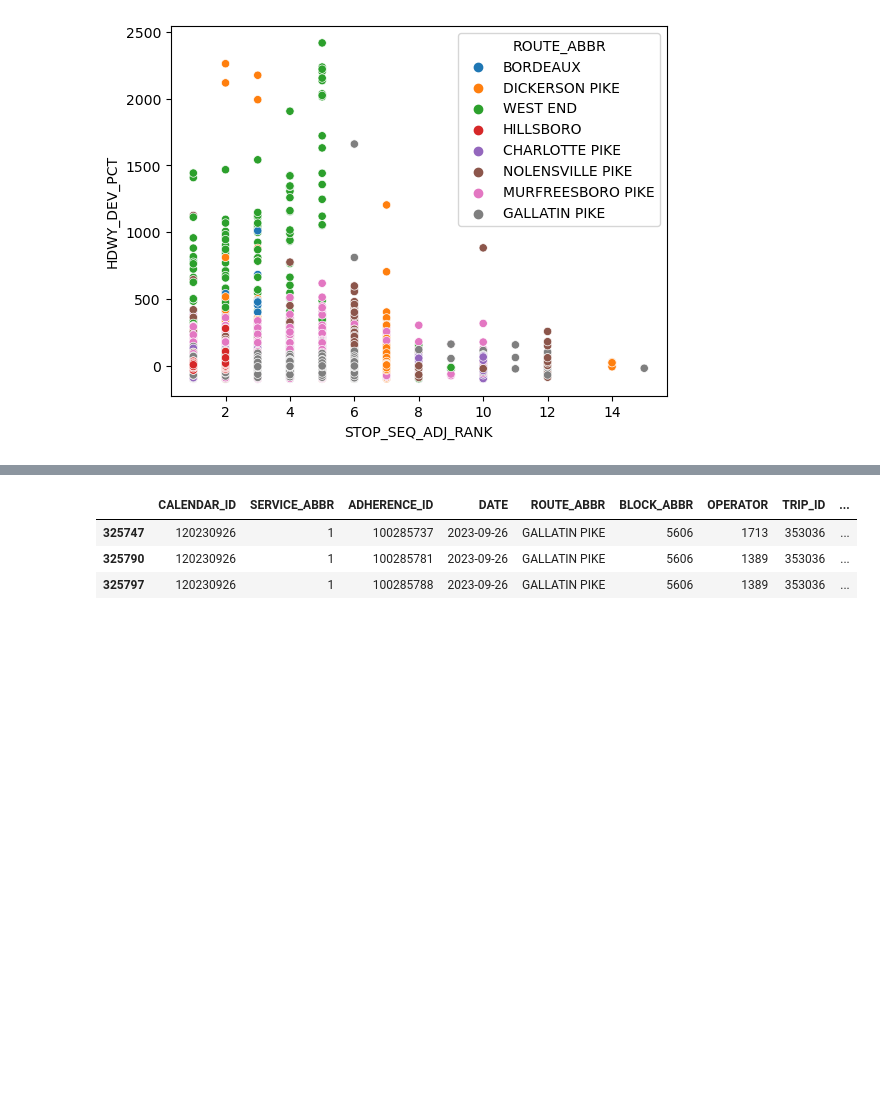
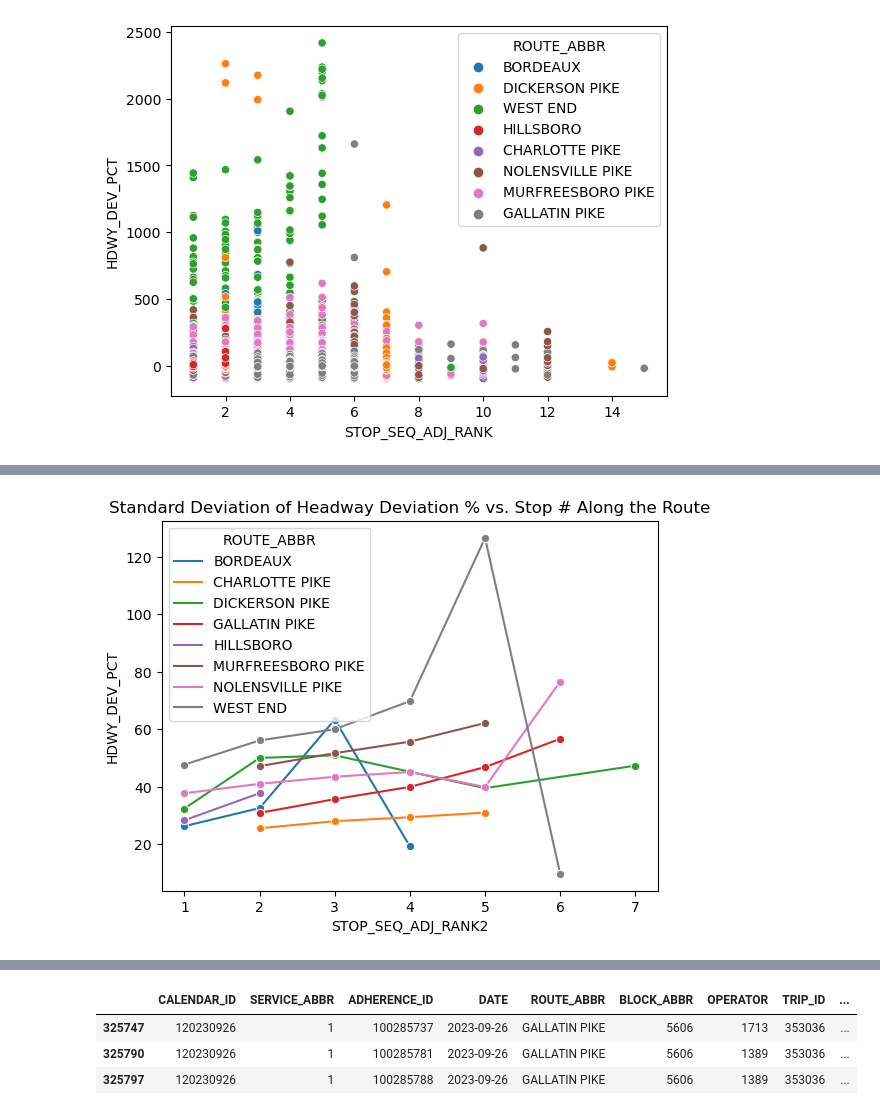
Before and after one commit to ballir27/wego-nashville-bus-adherence, a Jupyter notebook: Notebooks/AB-WeGo-Dist-Time-Travelled-Analysis.ipynb, the cells around one changed output, grey strips where cells are left out. Cells and saved outputs as stored; diff of their text form; code cells hidden in the pictures; blank space fills up the shorter version.

```diff
--- a/Notebooks/AB-WeGo-Dist-Time-Travelled-Analysis.ipynb
+++ b/Notebooks/AB-WeGo-Dist-Time-Travelled-Analysis.ipynb
@@ -416,0 +418,4 @@ sns.lineplot(data=stop_seq_rank_hdwy_dev_stdv_df, x = 'STOP_SEQ_ADJ_RANK2', y =
+# %%
+sns.lineplot(data=stop_seq_rank_hdwy_dev_stdv_df, x = 'STOP_SEQ_ADJ_RANK2', y = 'HDWY_DEV_PCT', hue= 'ROUTE_ABBR', marker = 'o').set(title='Standard Deviation of Headway Deviation % vs. Stop # Along the Route');
+# %% [output]
+[figure, added]
```
Also changed, not shown: parts of 29 cells of this notebook.
